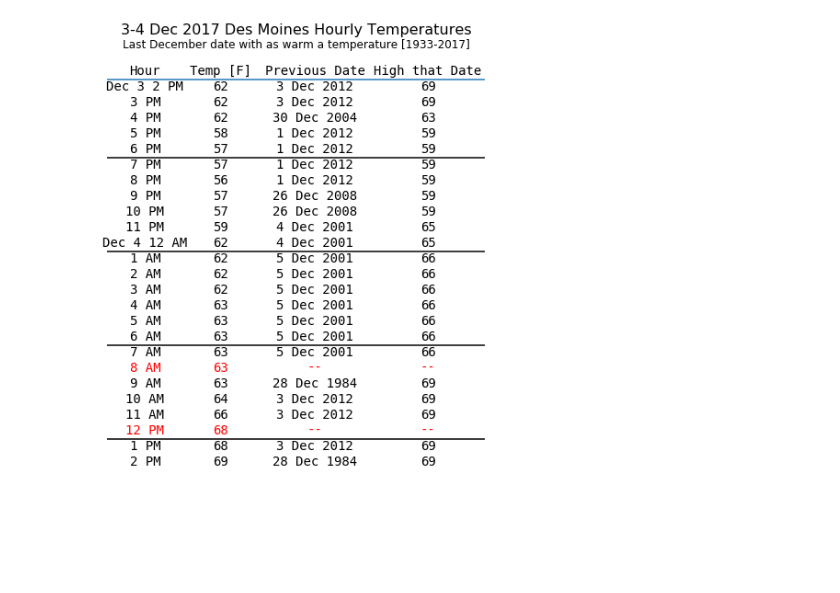
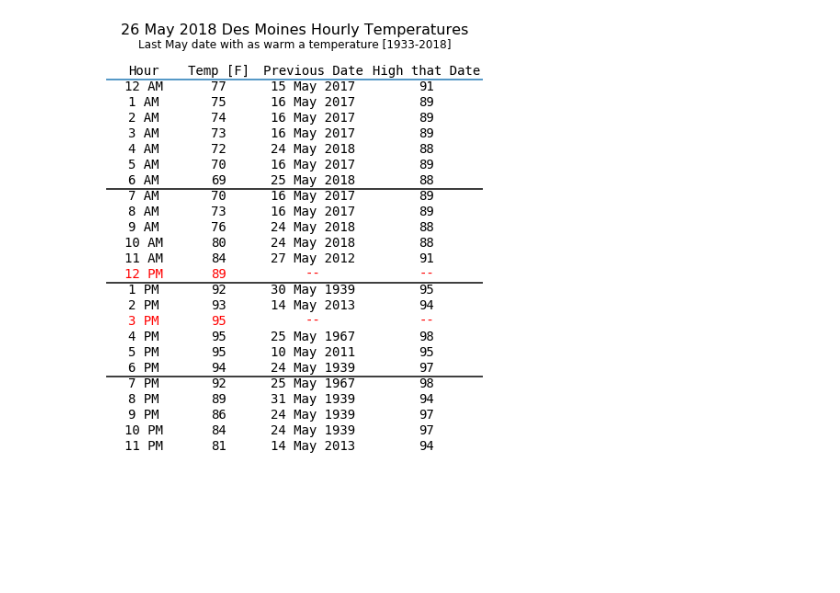
Before and after one commit to akrherz/DEV, a Jupyter notebook: coop/asos_hourly_temp_last.ipynb, the cells around one changed output. Saved outputs shown, nothing was run; the diff lists cells and outputs as text; code cells hidden in the pictures.

Commit message:
featured plot for 26 may temps

```diff
--- a/coop/asos_hourly_temp_last.ipynb
+++ b/coop/asos_hourly_temp_last.ipynb
@@ -2,14 +2,14 @@
 %matplotlib inline
 from pyiem.util import get_dbconn
 from pandas.io.sql import read_sql
-asos_pgconn = get_dbconn('asos', user='nobody')
+asos_pgconn = get_dbconn('asos')
 acursor = asos_pgconn.cursor()
 
 today = read_sql("""SELECT date(valid + '10 minutes'::interval) as date,
   extract(hour from valid + '10 minutes'::interval) as hr
   , min(round(tmpf::numeric,0)) as tmpf from alldata
-  where station = 'DSM' and valid > '2017-12-03 13:50'
-  and valid < '2017-12-04 14:10' and tmpf is not null
+  where station = 'DSM' and valid > '2018-05-25 23:50'
+  and valid < '2018-05-26 23:10' and tmpf is not null
   GROUP by date, hr ORDER by date, hr ASC
   """, asos_pgconn, index_col=None)
 today['last_date'] = None
@@ -54,7 +54,7 @@ for idx, row in today.iterrows():
     SELECT valid, tmpf from alldata WHERE
     extract(hour from valid + '10 minutes') = %s and station = 'DSM'
     and round(tmpf::numeric, 0) >= %s
-    and (valid + '10 minutes'::interval) < %s and extract(month from valid) = 12
+    and (valid + '10 minutes'::interval) < %s and extract(month from valid) = 5
     ORDER by valid DESC LIMIT 1
     """, (hr, row['tmpf'], row['date']))
     row = acursor.fetchone()
@@ -114,8 +114,8 @@ monofont.set_size(14)
 (fig, ax) = plt.subplots(1,1, figsize=(6,9))
 ax.set_position([0.02, 0.02, 0.95, 0.9])
 
-ax.text(0.5, 0.99, '3-4 Dec 2017 Des Moines Hourly Temperatures', ha='center', size=16)
-ax.text(0.5, 0.96, 'Last December date with as warm a temperature [1933-2017]',
+ax.text(0.5, 0.99, '26 May 2018 Des Moines Hourly Temperatures', ha='center', size=16)
+ax.text(0.5, 0.96, 'Last May date with as warm a temperature [1933-2018]',
         ha='center', size=12)
 
 columns = [0.1, 0.3, 0.55, 0.85]
@@ -126,33 +126,33 @@ ax.text(columns[3], 0.90, 'High that Date', ha='center', fontproperties=monofont
 
 ax.plot([0.,1.], [0.89,0.89])
 
 y = 0.865
 for idx, row in today.iterrows():
     hr = row['hr']
     ts = datetime.datetime(row['date'].year, row['date'].month,
                            row['date'].day, int(hr))
     color = 'k' if row['last_date'] is not None else 'r'
-    fmt = "%b %-d %-I %p" if hr == 0 or idx == 0 else "%-I %p"
+    fmt = "%b %-d %-I %p" if hr == 0 and idx > 0 else "%-I %p"
     ax.text(columns[0], y, "%s" % (ts.strftime(fmt),), ha='center', color=color,
            fontproperties=monofont)
     ax.text(columns[1], y, "%.0f" % (row['tmpf'],), ha='center', color=color,
            fontproperties=monofont)
     lastdate = '--' if row['last_date'] is None else row['last_date'].strftime("%-d %b %Y")
     ax.text(columns[2], y, lastdate, ha='center', color=color,
            fontproperties=monofont)
     lasthigh = '--' if row['last_low'] is None else row['last_low']
     ax.text(columns[3], y, lasthigh, ha='center', color=color,
            fontproperties=monofont)
-    if int(hr) % 6 == 0:
+    if int(hr) % 6 == 0 and idx > 0:
         ax.plot([0,1], [y-0.01,y-0.01], color='k')
     y -= 0.035
 
 ax.set_ylim(-0.2,1)
 ax.get_xaxis().set_visible(False)
 ax.get_yaxis().set_visible(False)
 ax.set_xlim(0,1)
 ax.axis('off')
 
 fig.savefig('test.png')
 # %% [output]
-[figure, old version]
+[figure, new version]
```
Also changed, not shown: parts of 2 cells of this notebook.
